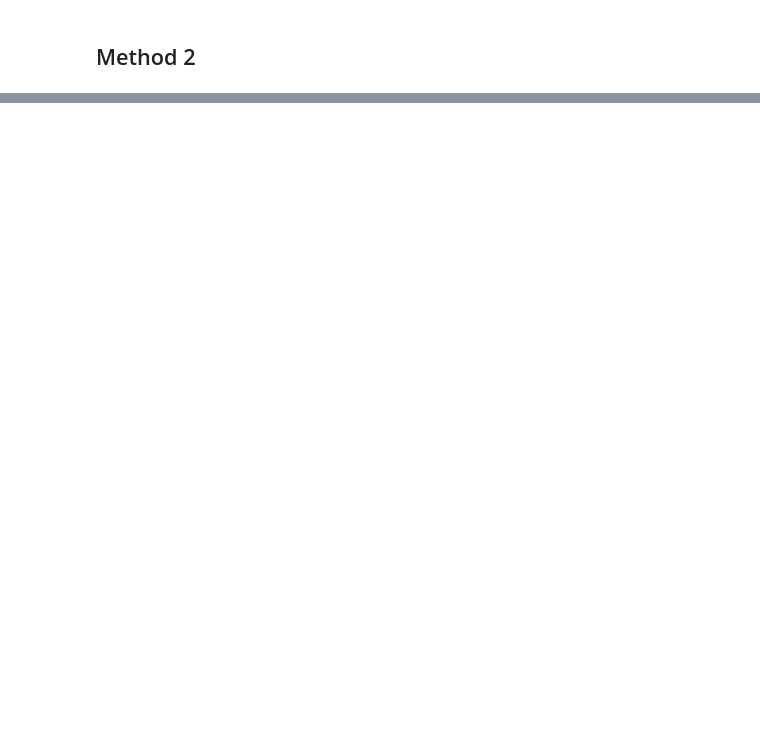
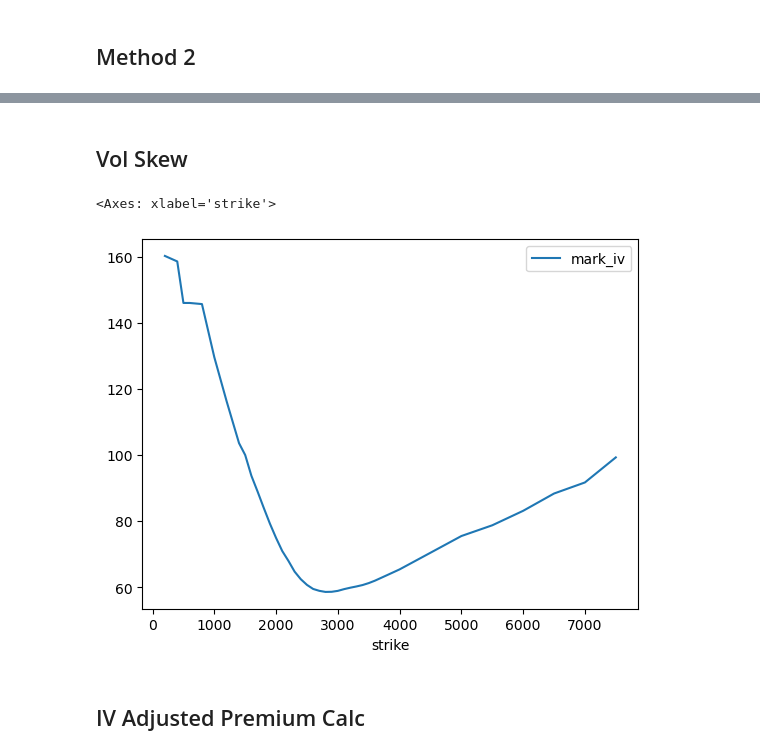
Before and after one commit to kmavyrle/QuantMasterFund, a Jupyter notebook: Crypto/Volatility/ShortVolatility/short_volatility_research.ipynb, the cells around one changed output, grey strips where cells are left out. Drawn from its saved outputs; the diff is of its cells as text; code cells hidden in the pictures; blank space fills up the shorter version.

```diff
--- a/Crypto/Volatility/ShortVolatility/short_volatility_research.ipynb
+++ b/Crypto/Volatility/ShortVolatility/short_volatility_research.ipynb
@@ -128,0 +172,9 @@ option_chain_full[['strike','implied_probability']].set_index('strike').plot(tit
+# %% [markdown]
+## Vol Skew
+# %%
+option_chain_full[['strike','mark_iv']].set_index('strike').plot()
+# %% [output]
+<Axes: xlabel='strike'>
+[figure, added]
+# %% [markdown]
+## IV Adjusted Premium Calc
```
Also changed, not shown: parts of 21 cells of this notebook, 20 other files.
